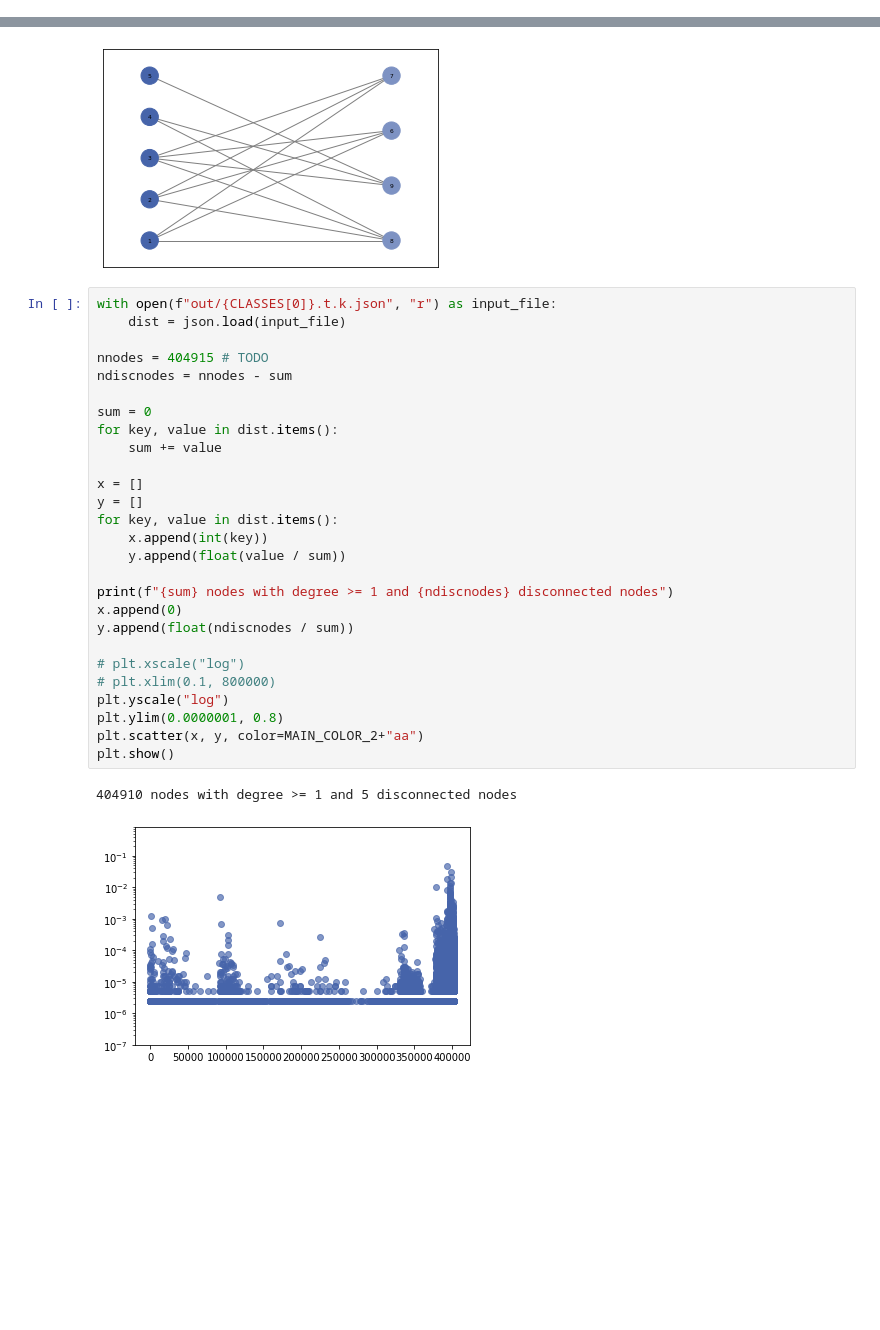
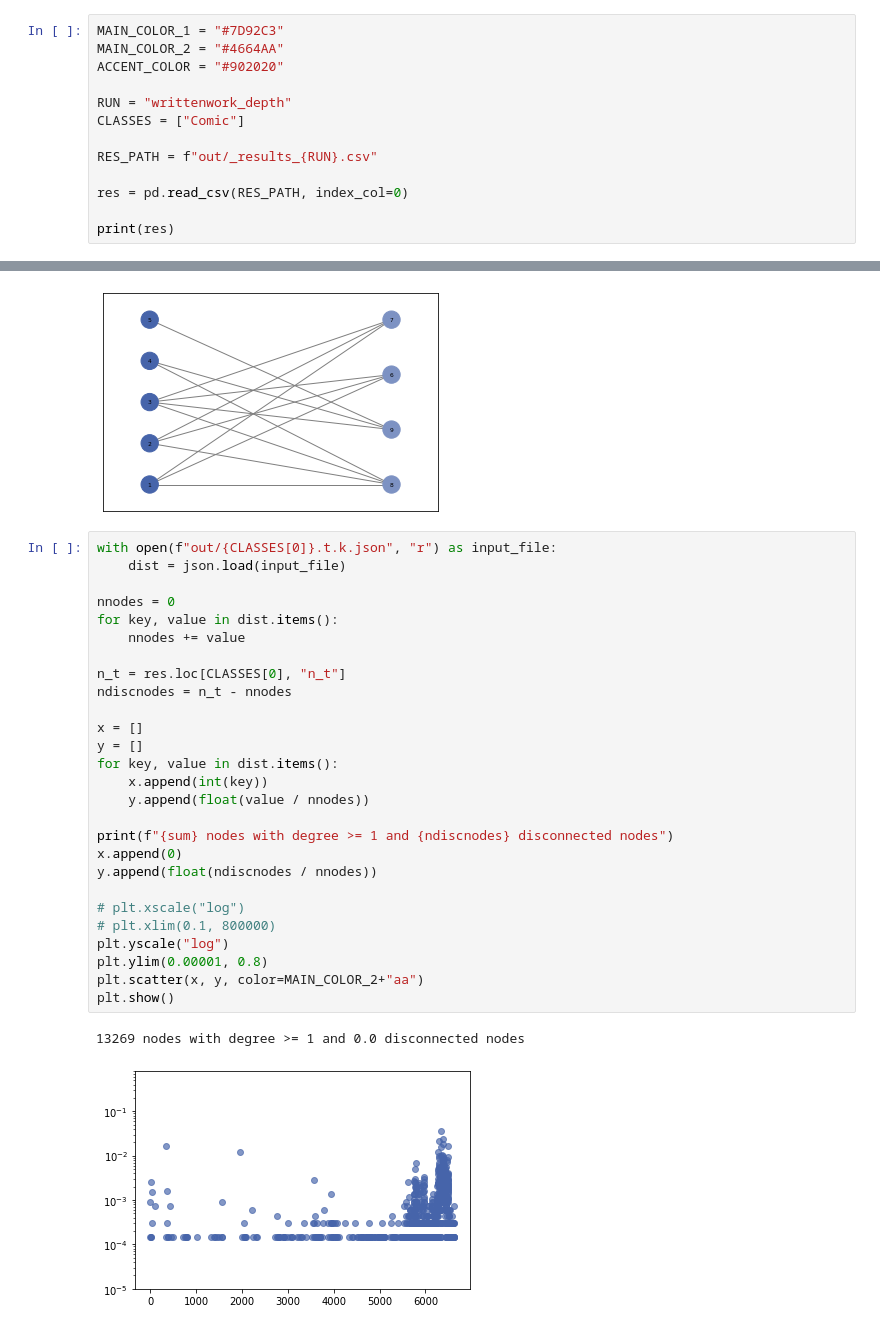
Before and after one commit to davidweisscode/kg-analysis, a Jupyter notebook: plots.ipynb, the cells around one changed output, grey strips where cells are left out. Saved outputs shown, nothing was run; the diff lists cells and outputs as text; blank space fills up the shorter version.

```diff
--- a/plots.ipynb
+++ b/plots.ipynb
@@ -12,0 +13,13 @@ CLASSES = ["Athlete"]
+# %%
+MAIN_COLOR_1 = "#7D92C3"
+MAIN_COLOR_2 = "#4664AA"
+ACCENT_COLOR = "#902020"
+
+RUN = "writtenwork_depth"
+CLASSES = ["Comic"]
+
+RES_PATH = f"out/_results_{RUN}.csv"
+
+res = pd.read_csv(RES_PATH, index_col=0)
+
+print(res)
@@ -30,30 +61,30 @@ nx.draw_networkx(G, bi_layout, with_labels=True, font_size=6,node_color=nodecolo
 # %%
 with open(f"out/{CLASSES[0]}.t.k.json", "r") as input_file:
     dist = json.load(input_file)
 
-nnodes = 404915 # TODO
-ndiscnodes = nnodes - sum
+nnodes = 0
+for key, value in dist.items():
+    nnodes += value
 
-sum = 0
-for key, value in dist.items():
-    sum += value
+n_t = res.loc[CLASSES[0], "n_t"]
+ndiscnodes = n_t - nnodes
 
 x = []
 y = []
 for key, value in dist.items():
     x.append(int(key))
-    y.append(float(value / sum))
+    y.append(float(value / nnodes))
 
 print(f"{sum} nodes with degree >= 1 and {ndiscnodes} disconnected nodes")
 x.append(0)
-y.append(float(ndiscnodes / sum))
+y.append(float(ndiscnodes / nnodes))
 
 # plt.xscale("log")
 # plt.xlim(0.1, 800000)
 plt.yscale("log")
-plt.ylim(0.0000001, 0.8)
+plt.ylim(0.00001, 0.8)
 plt.scatter(x, y, color=MAIN_COLOR_2+"aa")
 plt.show()
 # %% [output]
-404910 nodes with degree >= 1 and 5 disconnected nodes
+13269 nodes with degree >= 1 and 0.0 disconnected nodes
-[figure, old version]
+[figure, new version]
```
Also changed, not shown: parts of 9 cells of this notebook.
